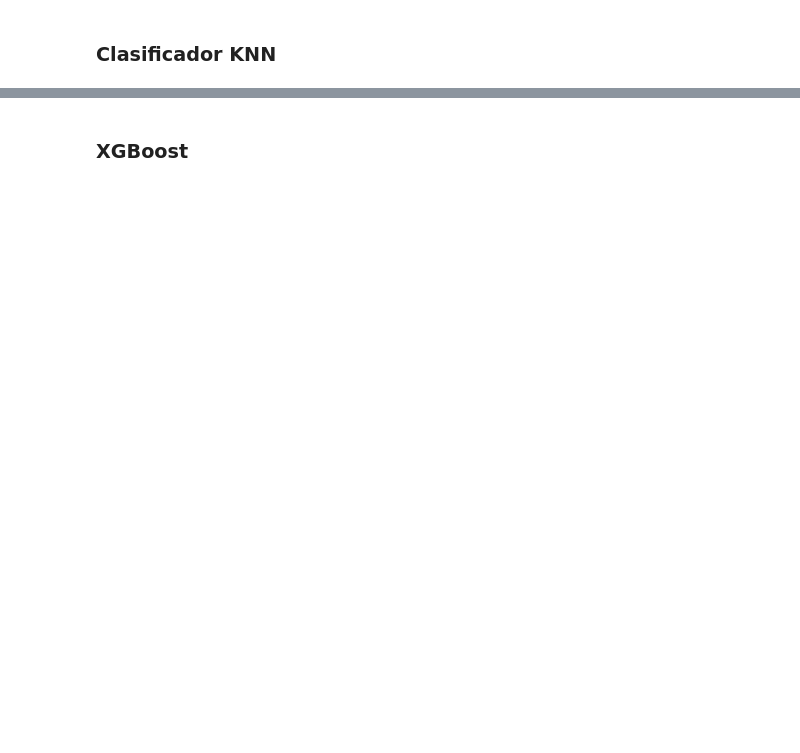
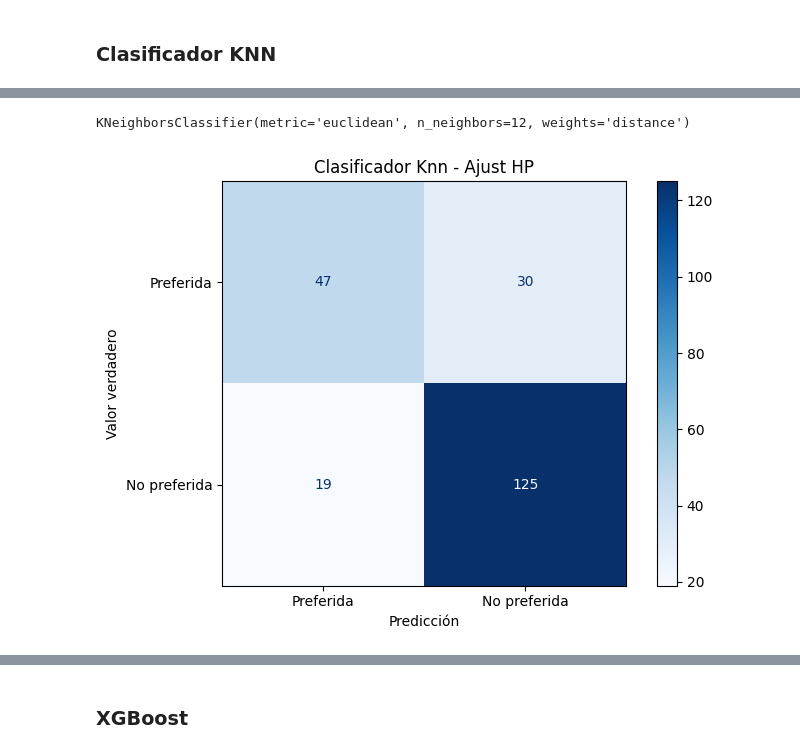
Before and after one commit to luciano106/CEIA-AMq1, a Jupyter notebook: TP_FINAL/tp_final.ipynb, the cells around one changed output, grey strips where cells are left out. Saved outputs shown, nothing was run; the diff lists cells and outputs as text; code cells hidden in the pictures; blank space fills up the shorter version.

```diff
--- a/TP_FINAL/tp_final.ipynb
+++ b/TP_FINAL/tp_final.ipynb
@@ -1156,11 +1108,17 @@ param_grid = {
 }
 
 # Utilizando Exactitud como la métrica de referencia
-lr_y_pred, lr_classes, lr_y_probs, best_p = LogRegressionHiperP (X_train, y_train, X_test, y_test, param_grid, 1000, 5, "accuracy")
+lrHp_y_pred, lrHp_classes, lrHp_y_probs, bestHp_p = LogRegressionHiperP (X_train, y_train, X_test, y_test, param_grid, 1000, 5, "accuracy")
 
-print (best_p)
+print (bestHp_p)
 
-confM = showConfMatrix(y_test, lr_y_pred, list(map(lambda x: target_esn[x], lr_classes)), mname, 'Blues', n_graph=1)
+confM = showConfMatrix(y_test, lrHp_y_pred, list(map(lambda x: target_esn[x], lrHp_classes)), mname, 'Blues', n_graph=1)
+
+metrics = getMetrics(y_test, lrHp_y_pred, confM, mname)
+
+df_metrics = printMetrics(metrics, len(variables), "Standard", "Grilla")
+
+display(df_metrics.style.hide(axis='index'))
 # %% [output]
 LogisticRegression(C=10, max_iter=1000, solver='liblinear')
 [figure]
@@ -1281,0 +1175,25 @@ def PerceptronHiperP (X_tr, y_tr, X_ts, y_ts, param_grid, p_cv, metric):
+# %%
+# Grilla de hiperparámetros
+param_grid = {
+    'n_neighbors': [4,6,8,10,12],
+    'metric': ['euclidean', 'manhattan', 'chebyshev'],
+    'weights': ['distance', 'uniform']
+}
+
+mname = "Clasificador Knn - Ajust HP"
+
+# Utilizando Exactitud como la métrica de referencia
+knnHp_y_pred, knnHp_classes, knnHP_bestModel = KnnHiperP (X_train, y_train, X_test, y_test, param_grid, 5, "accuracy")
+
+print(knnHP_bestModel)
+
+confM = showConfMatrix(y_test, knnHp_y_pred, list(map(lambda x: target_esn[x], lrHp_classes)), mname, 'Blues', n_graph=1)
+
+metrics = getMetrics(y_test, knnHp_y_pred, confM, mname)
+
+df_metrics = printMetrics(metrics, len(variables), "Standard", "Grilla")
+
+display(df_metrics.style.hide(axis='index'))
+# %% [output]
+KNeighborsClassifier(metric='euclidean', n_neighbors=12, weights='distance')
+[figure, added]
```
Also changed, not shown: parts of 29 cells of this notebook.
